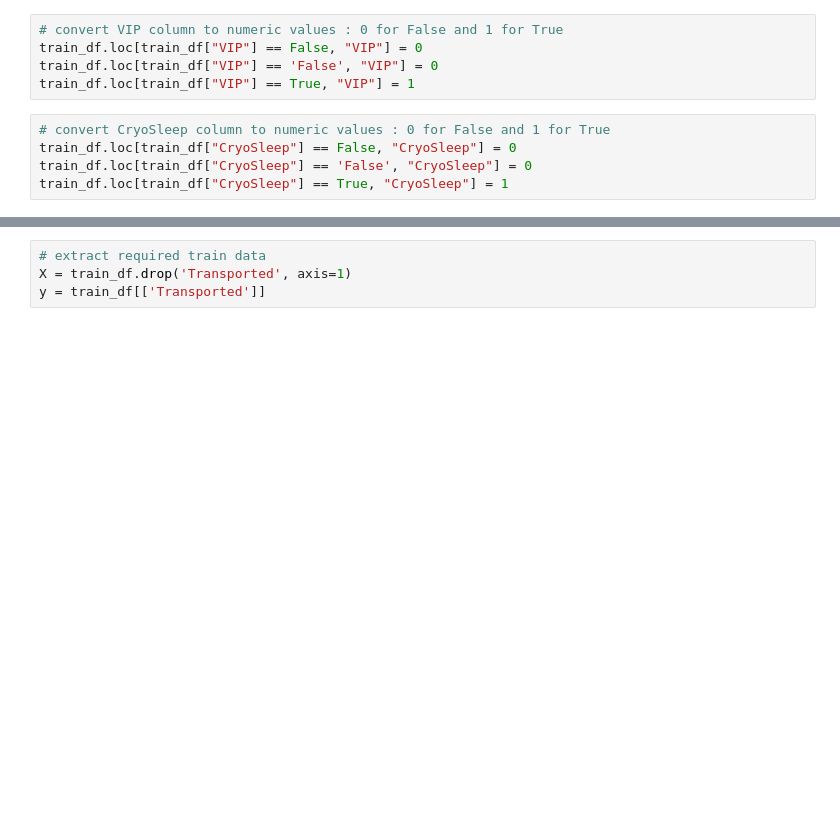
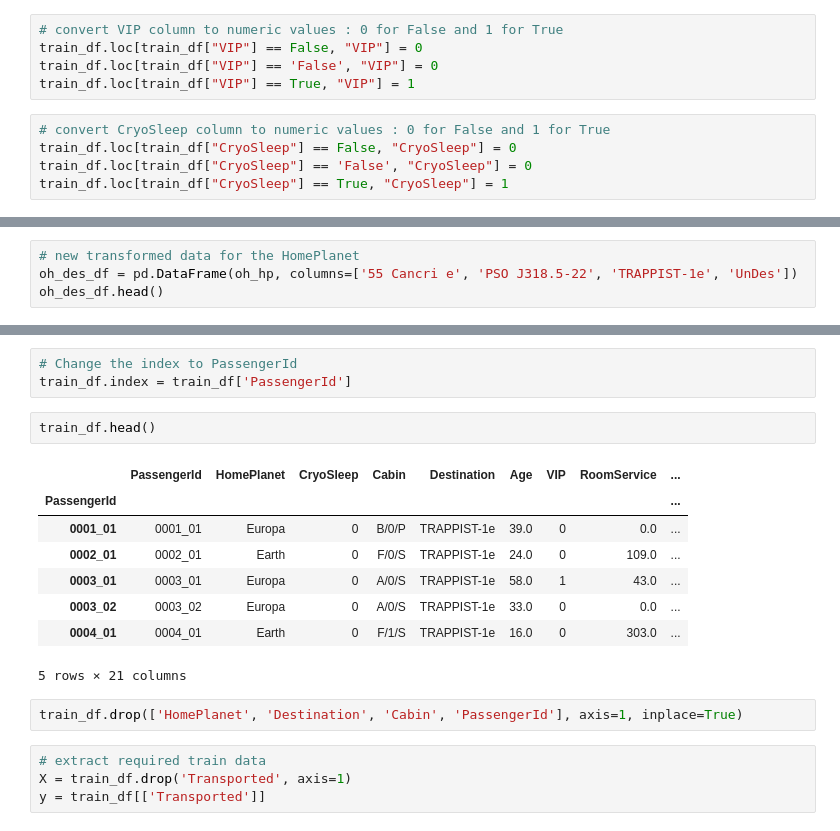
Before and after one commit to mohith2000/KaggleChallenge, a Jupyter notebook: KaggleChallenge.ipynb, the cells around one changed output, grey strips where cells are left out. Drawn from its saved outputs; the diff is of its cells as text; blank space fills up the shorter version.

```diff
--- a/KaggleChallenge.ipynb
+++ b/KaggleChallenge.ipynb
@@ -117,0 +183,4 @@ test_df.head()
+# %%
+# new transformed data for the HomePlanet
+oh_des_df = pd.DataFrame(oh_hp, columns=['55 Cancri e', 'PSO J318.5-22', 'TRAPPIST-1e', 'UnDes'])
+oh_des_df.head()
@@ -118,3 +204,19 @@ test_df.head()
+# %%
+# Change the index to PassengerId
+train_df.index = train_df['PassengerId']
+# %%
+train_df.head()
+# %% [output]
+|  | PassengerId | HomePlanet | CryoSleep | Cabin | Destination | Age | VIP | RoomService | ... |
+| PassengerId |  |  |  |  |  |  |  |  | ... |
+| 0001_01 | 0001_01 | Europa | 0 | B/0/P | TRAPPIST-1e | 39.0 | 0 | 0.0 | ... |
+| 0002_01 | 0002_01 | Earth | 0 | F/0/S | TRAPPIST-1e | 24.0 | 0 | 109.0 | ... |
+| 0003_01 | 0003_01 | Europa | 0 | A/0/S | TRAPPIST-1e | 58.0 | 1 | 43.0 | ... |
+| 0003_02 | 0003_02 | Europa | 0 | A/0/S | TRAPPIST-1e | 33.0 | 0 | 0.0 | ... |
+| 0004_01 | 0004_01 | Earth | 0 | F/1/S | TRAPPIST-1e | 16.0 | 0 | 303.0 | ... |
+5 rows × 21 columns
+# %%
+train_df.drop(['HomePlanet', 'Destination', 'Cabin', 'PassengerId'], axis=1, inplace=True)
 # %%
 # extract required train data
 X = train_df.drop('Transported', axis=1)
```
Also changed, not shown: parts of 45 cells of this notebook.
